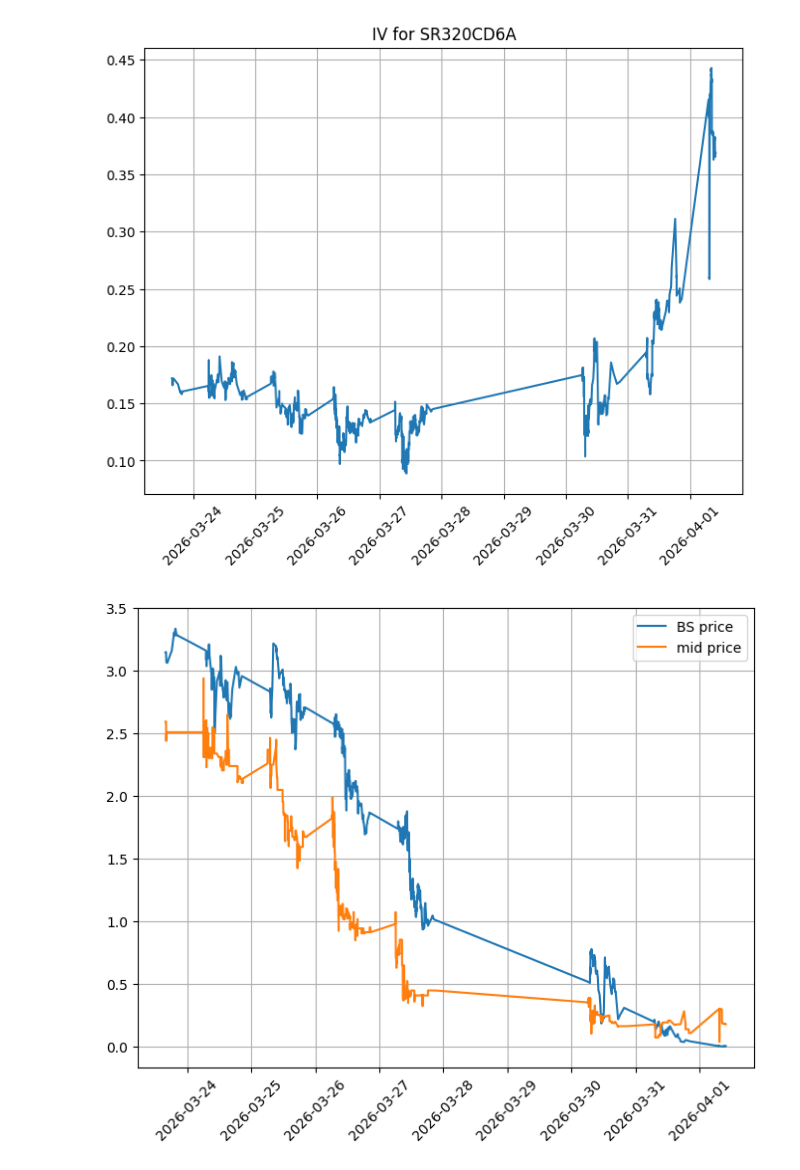
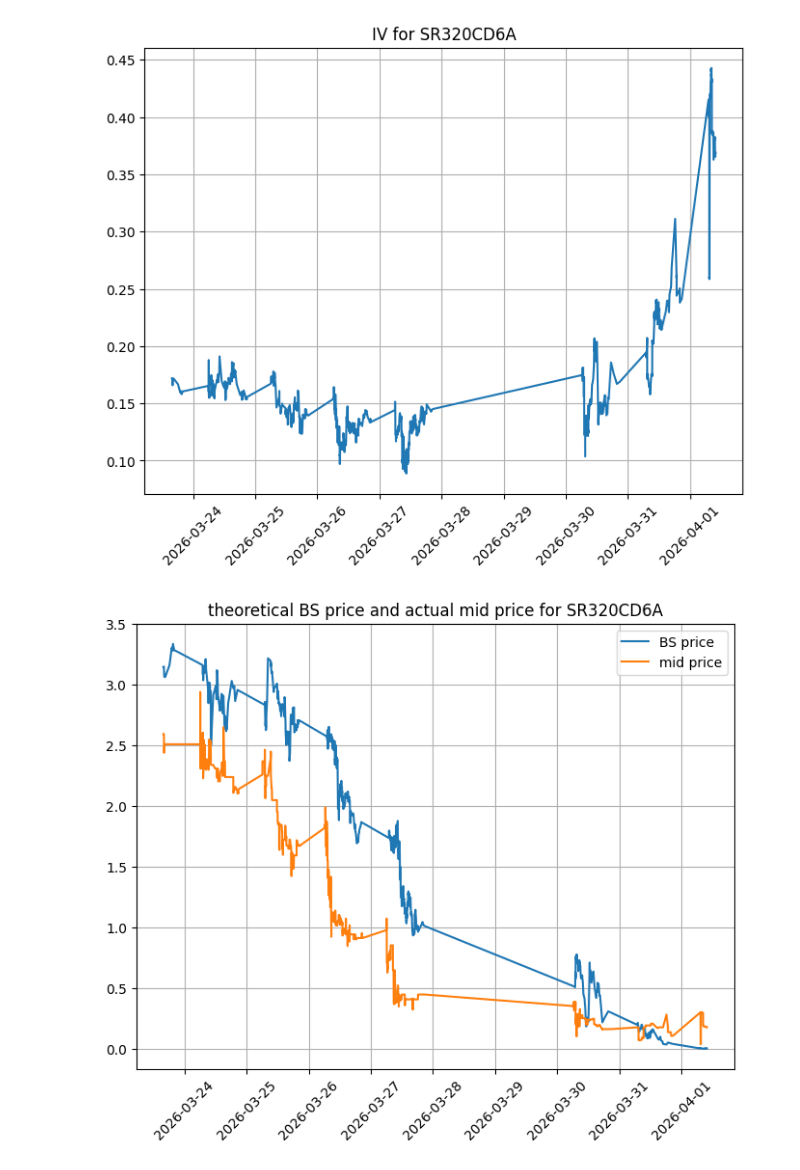
Before and after one commit to SigmaFlowX/Sber-Moex-Options, a Jupyter notebook: notebooks/iv_history.ipynb, the cells around one changed output. Saved outputs shown, nothing was run; the diff lists cells and outputs as text; code cells hidden in the pictures.

Commit message:
added bs price graph

```diff
--- a/notebooks/iv_history.ipynb
+++ b/notebooks/iv_history.ipynb
@@ -148,11 +148,11 @@ plt.grid()
 # %%
 fig = plt.figure(figsize=(8,6))
 
 plt.plot(merged_df['timestamp'], merged_df['bs_price'], label="BS price")
 plt.plot(merged_df['timestamp'], merged_df['mid'], label="mid price")
 plt.legend()
-plt.title(f"theoretical B")
+plt.title(f"theoretical BS price and actual mid price for {ticker}")
 plt.xticks(rotation=45)
 plt.grid()
 # %% [output]
-[figure, old version]
+[figure, new version]
```
